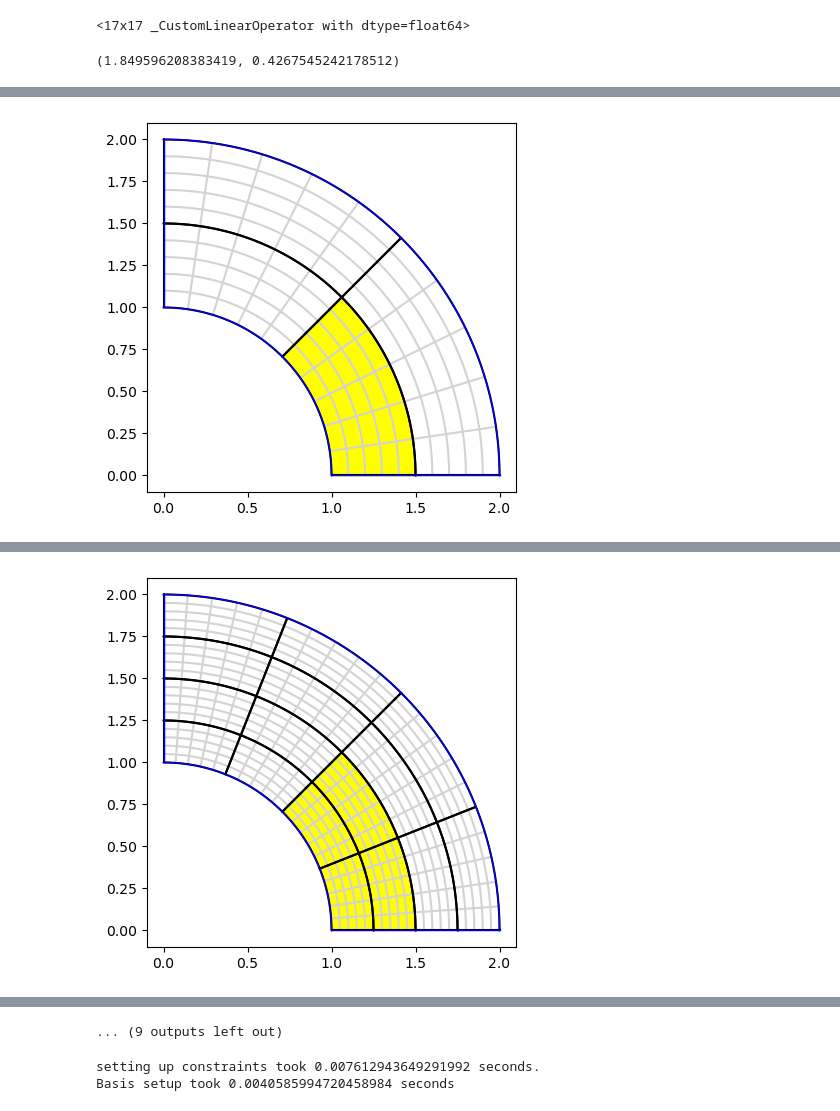
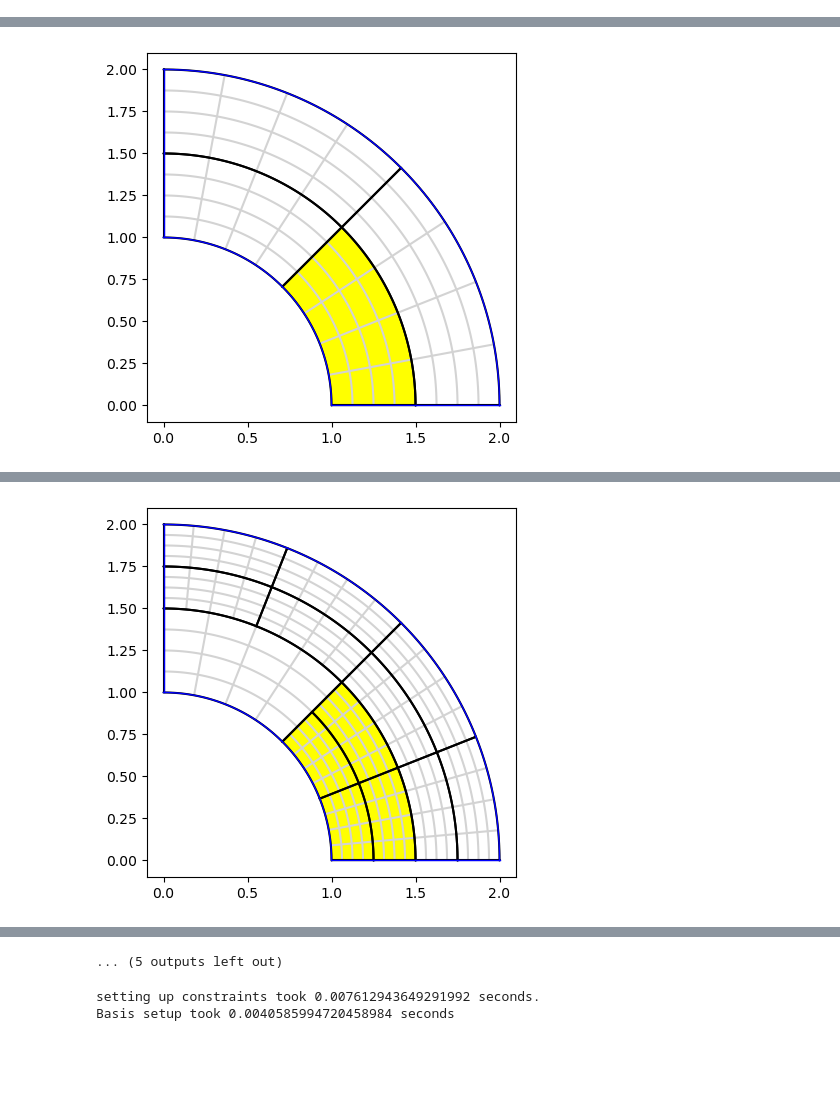
Before and after one commit to Stefan714/pyiga, a Jupyter notebook: notebooks/IETI.ipynb, the cells around one changed output, grey strips where cells are left out. Drawn from its saved outputs; the diff is of its cells as text; code cells hidden in the pictures; blank space fills up the shorter version.

```diff
--- a/notebooks/IETI.ipynb
+++ b/notebooks/IETI.ipynb
@@ -600,7 +598,7 @@ def MsD_deluxe_Op(I):
         n = Mat.shape[0]
         B_ = B[r_idx,(R1.shape[0]+c.shape[0]):]
         c_idx = B_.getnnz(0)>0
-        X = aslinearoperator(scipy.sparse.hstack([scipy.sparse.csc_matrix((P.shape[0],n-n_c)),P@B_[:,c_idx]]))
+        X = aslinearoperator(scipy.sparse.hstack([scipy.sparse.csc_matrix((P.shape[0],n-n_c)),P@B_[:,c_idx].T]))
         M_deluxe.append(X@solvers.make_solver(Mat, symmetric=True, spd=False).dot(X.T))
     return sum(M_deluxe)
 # %%
@@ -640,26 +638,28 @@ def MsD_deluxe_whole2(I):
 # %%
 np.set_printoptions(formatter={'float': '{: 0.3f}'.format})
 # %%
-deg = 3
-N = 3
+deg = 2
+N = 4
 #M = Tshapes(deg,N,1)
 knots= (bspline.make_knots(deg,0,1,N),bspline.make_knots(deg,0,1,N))
 M = topology.PatchMesh([(knots,geometry.quarter_annulus())])
 M.split_patch(0,axis=0)
 M.set_domain_id({1:{0}})
 M.split_patch(1,axis=1)
-M.split_patch(2,axis=1)
-M.split_patch(1,axis=1)
+M.split_patch(0,axis=1)
 
-# M.split_patch(1,axis=1)
-# M.split_patch(2,axis=1)
+M.split_patch(0,axis=None)
+M.split_patch(2,axis=None)
+
+#M.split_patch(1,axis=1)
+#M.split_patch(2,axis=1)
 # M.split_patch(3,axis=1)
 # M.split_patch(4,axis=1)
 MP = assemble.Multipatch(M, automatch=True)
 for (p1,b1) in MP.L_intfs:
     MP.L_intfs[(p1,b1)]=list(MP.L_intfs[(p1,b1)])
-    #if p1==3 and b1==1:
-    MP.L_intfs[(p1,b1)].reverse()
+    #if p1==0 and b1==1:
+        #MP.L_intfs[(p1,b1)].reverse()
 
 dir_data = {0: lambda x,y: 0.}
 #MP.set_dirichlet_boundary(dir_data)
@@ -943,4 +708,0 @@ array([[ 1.50571e+00, -5.05480e-01, -5.10111e-02, -2.18128e-02, -1.11347e-02, -1
-# %%
-MsD
-# %% [output]
-<17x17 _CustomLinearOperator with dtype=float64>
@@ -949,10 +709,6 @@ eig = np.linalg.eig(MsD@F_mat)
-# %%
-max(abs(eig[0])),min(abs(eig[0]))
-# %% [output]
-(1.849596208383419, 0.4267545242178512)
 # %%
-deg = 2
-N =5
+deg = 3
+N = deg+1
 M = Heat_annulus(deg,N)
 MP = assemble.Multipatch(M, automatch=True)
 
@@ -962,7 +718,7 @@ uh=[]
 P=[]
 err_ind=[]
 
-maxiter=10
+maxiter=8
 numdofs =np.zeros(maxiter)
 err_est=np.zeros(maxiter)
 a = {0:1., 1:1e4}
@@ -994,18 +750,22 @@ for k in range(maxiter):
     I.remove_dir_from_system()
 
     F,b = I.compute_F()
-    I.compute_S()
 
     t = time.time()
-    MsD1 = MsD_deluxe_Op(I)
+    MsD1 = I.MsD(method='selection', as_matrix=False)
     print(time.time()-t)
+    I.compute_S()
     t = time.time()
     MsD2 = MsD_deluxe(I)
     print(time.time()-t)
+    t = time.time()
+    MsD3 = MsD_deluxe_Op(I)
+    print(time.time()-t)
 
-    lam, it, min_eig, max_eig, r = solvers.pcg(F, b, x0=None, maxiter=200, P=MsD1, output=1, rtol=1e-6, atol=1e-12)
-    lam, it, min_eig, max_eig, r = solvers.pcg(F, b, x0=None, maxiter=200, P=MsD2, output=1, rtol=1e-6, atol=1e-12)
-    uh_k = I.construct_solution(lam)
+    lam1, it, min_eig, max_eig, r = solvers.pcg(F, b, x0=None, maxiter=200, P=MsD1, output=1, rtol=1e-6, atol=1e-12)
+    lam2, it, min_eig, max_eig, r = solvers.pcg(F, b, x0=None, maxiter=200, P=MsD2, output=1, rtol=1e-6, atol=1e-12)
+    lam3, it, min_eig, max_eig, r = solvers.pcg(F, b, x0=None, maxiter=200, P=MsD3, output=1, rtol=1e-6, atol=1e-12)
+    uh_k = I.construct_solution(lam2)
 
     uh.append(uh_k)
     numdofs[k] = MP.numdofs
@@ -1048,2 +808,2 @@ Basis setup took 0.00500798225402832 seconds
 0
-[figure, old version]
+[figure, new version]
@@ -1059,2 +822,2 @@ Basis setup took 0.009018182754516602 seconds
 1
-[figure, old version]
+[figure, new version]
@@ -1105,4 +880,4 @@ Basis setup took 0.024438858032226562 seconds
-... (9 outputs left out)
+... (5 outputs left out)
 # %%
 f = lambda x, y: x+y
 g = lambda x, y: 0.
```
Also changed, not shown: parts of 28 cells of this notebook.
